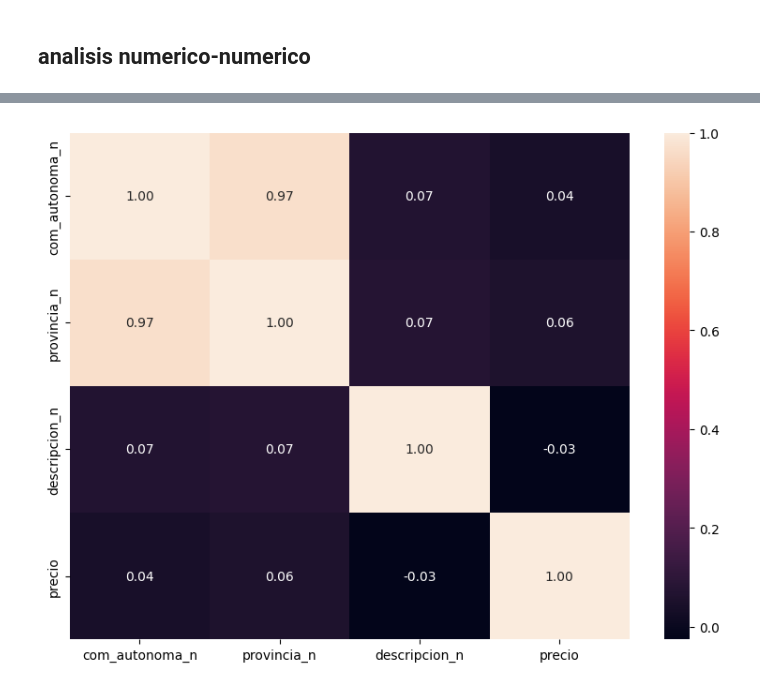
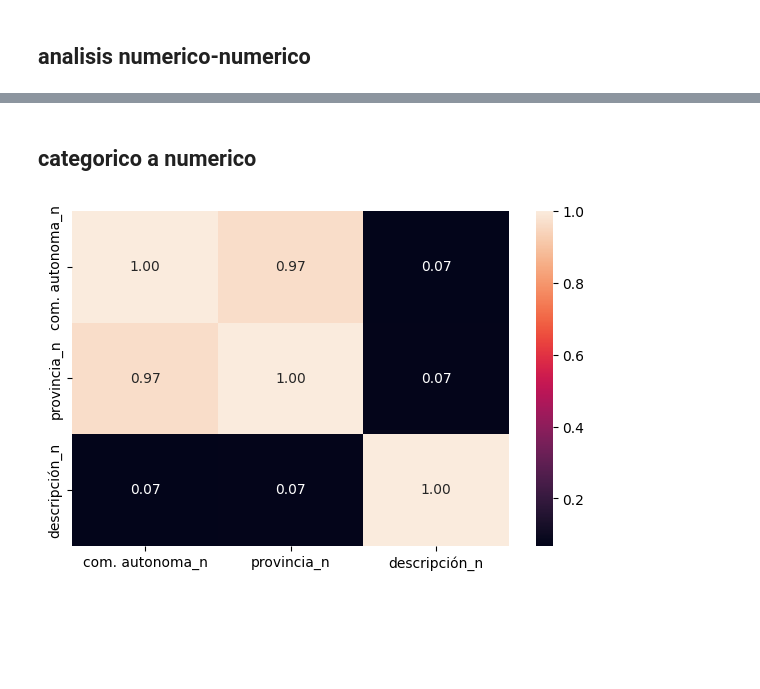
Before and after one commit to 4GeeksAcademy/028-PROYECTO_FINAL_VIVIENDAS-main-4geeks, a Jupyter notebook: src/eda.ipynb, the cells around one changed output, grey strips where cells are left out. Drawn from its saved outputs; the diff is of its cells as text; code cells hidden in the pictures; blank space fills up the shorter version.

```diff
--- a/src/eda.ipynb
+++ b/src/eda.ipynb
@@ -68,7 +68,7 @@ print(numeric_columns)
 #ver duplicados
 
 # Cargar el nuevo dataset
-dataframe = pd.read_csv(r'C:\Users\Jaime\Desktop\4GEEKS\PROYECTOS\028-PROYECTO_FINAL_VIVIENDAS-main\src\csv finales\comunidades_FINAL.csv')
+dataframe = pd.read_csv(r'/workspaces/028-PROYECTO_FINAL_VIVIENDAS-main/src/csv finales/comunidades_FINAL.csv')
 
 # Verificar duplicados
 duplicados = dataframe[dataframe.duplicated()]
@@ -221,20 +230,23 @@ plt.show()
+# %% [markdown]
+## categorico a numerico
 # %%
 import pandas as pd
 import seaborn as sns
 import matplotlib.pyplot as plt
 
-# Create a copy of the DataFrame to avoid the SettingWithCopyWarning
+# Create a copy of the DataFrame
 dataframe_copy = dataframe.copy()
 
-# Convert categorical columns to numerical using factorize
-dataframe_copy['com_autonoma_n'] = pd.factorize(dataframe_copy['com. autonoma'])[0]
+fig, axis = plt.subplots(figsize=(6, 4))
+
+# Convert categorical columns to numerical using factorize on the copied DataFrame
+dataframe_copy['com. autonoma_n'] = pd.factorize(dataframe_copy['com. autonoma'])[0]
 dataframe_copy['provincia_n'] = pd.factorize(dataframe_copy['provincia'])[0]
-dataframe_copy['descripcion_n'] = pd.factorize(dataframe_copy['descripción'])[0]
+dataframe_copy['descripción_n'] = pd.factorize(dataframe_copy['descripción'])[0]
 
 # Plot the correlation heatmap
-fig, axis = plt.subplots(figsize=(8, 6))
-sns.heatmap(dataframe_copy[['com_autonoma_n', 'provincia_n', 'descripcion_n', 'precio']].corr(), annot=True, fmt=".2f")
+sns.heatmap(dataframe_copy[['com. autonoma_n', 'provincia_n', 'descripción_n']].corr(), annot=True, fmt='.2f')
 plt.tight_layout()
 plt.show()
 # %% [output]
-[figure, old version]
+[figure, new version]
```
Also changed, not shown: parts of 13 cells of this notebook, 3 other files.
